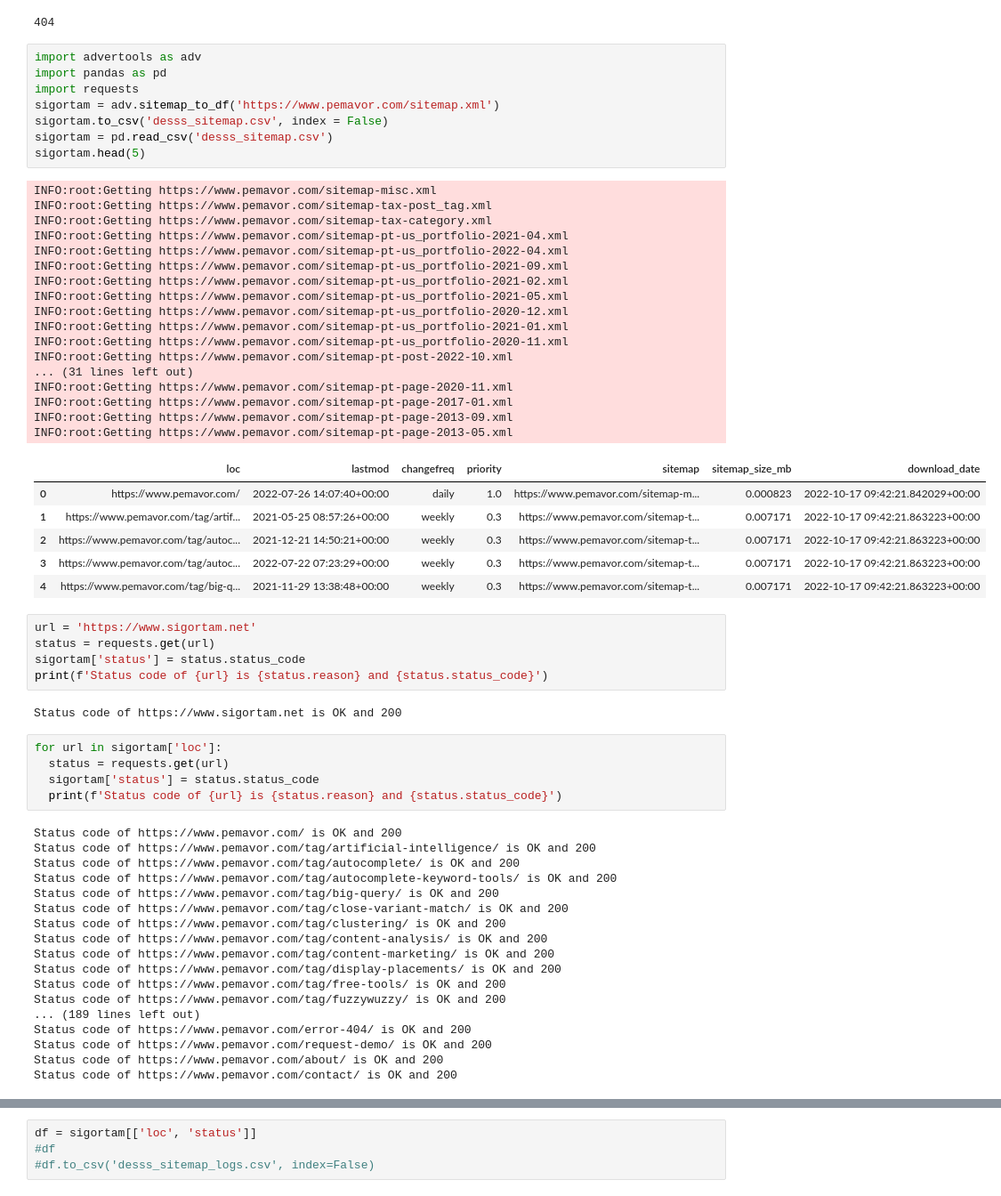
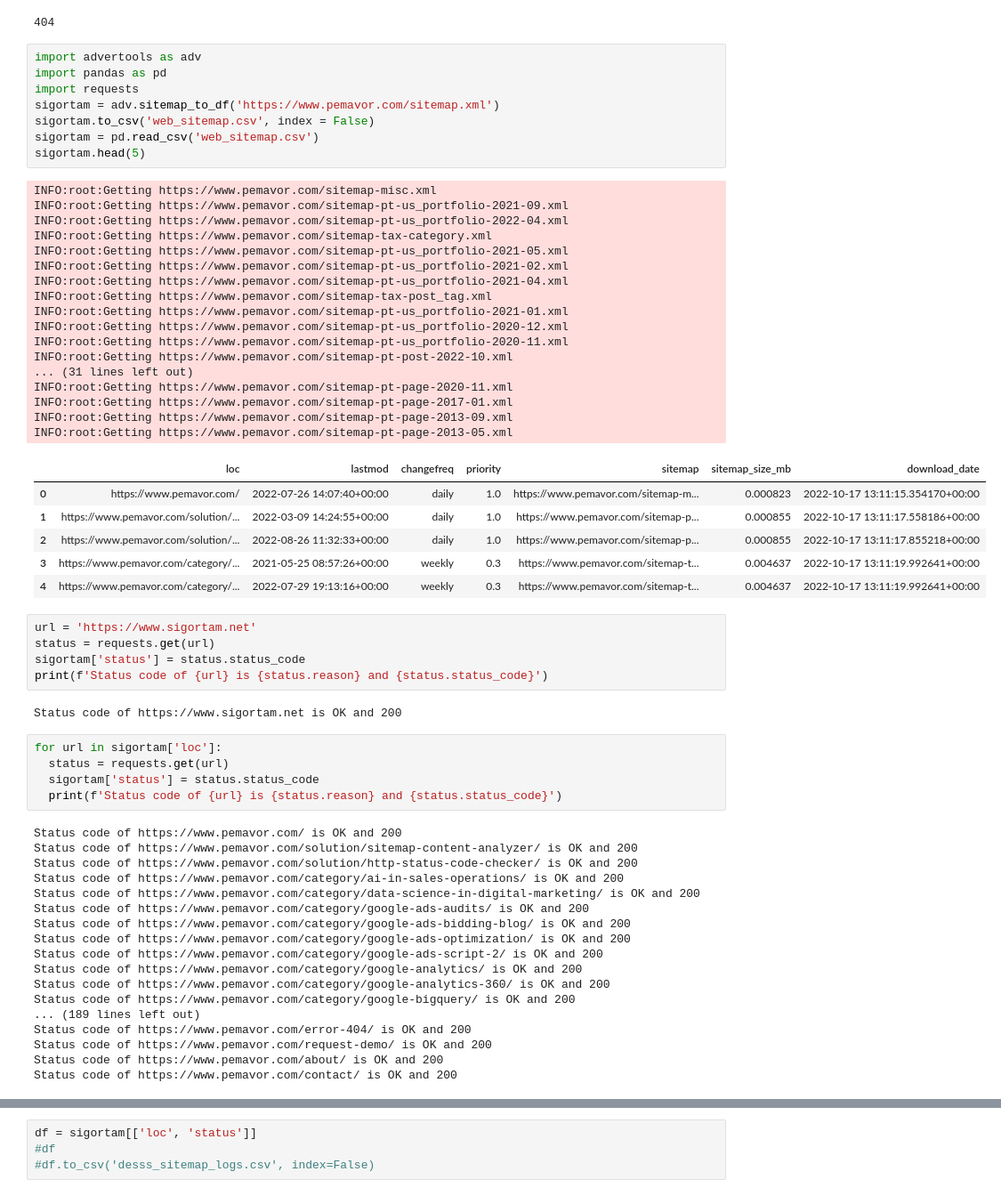
Before and after one commit to rabiyulfahimhasim786/sitecheker, a Jupyter notebook: website_checker_sitemap.ipynb, the cells around one changed output, grey strips where cells are left out. Shown at 89% size. Saved outputs shown, nothing was run; the diff lists cells and outputs as text.

```diff
--- a/website_checker_sitemap.ipynb
+++ b/website_checker_sitemap.ipynb
@@ -39,35 +39,35 @@ print(request.status_code)
 # %%
 import advertools as adv
 import pandas as pd
 import requests
 sigortam = adv.sitemap_to_df('https://www.pemavor.com/sitemap.xml')
-sigortam.to_csv('desss_sitemap.csv', index = False)
-sigortam = pd.read_csv('desss_sitemap.csv')
+sigortam.to_csv('web_sitemap.csv', index = False)
+sigortam = pd.read_csv('web_sitemap.csv')
 sigortam.head(5)
 # %% [output]
 INFO:root:Getting https://www.pemavor.com/sitemap-misc.xml
+INFO:root:Getting https://www.pemavor.com/sitemap-pt-us_portfolio-2021-09.xml
+INFO:root:Getting https://www.pemavor.com/sitemap-pt-us_portfolio-2022-04.xml
+INFO:root:Getting https://www.pemavor.com/sitemap-tax-category.xml
+INFO:root:Getting https://www.pemavor.com/sitemap-pt-us_portfolio-2021-05.xml
+INFO:root:Getting https://www.pemavor.com/sitemap-pt-us_portfolio-2021-02.xml
+INFO:root:Getting https://www.pemavor.com/sitemap-pt-us_portfolio-2021-04.xml
 INFO:root:Getting https://www.pemavor.com/sitemap-tax-post_tag.xml
-INFO:root:Getting https://www.pemavor.com/sitemap-tax-category.xml
-INFO:root:Getting https://www.pemavor.com/sitemap-pt-us_portfolio-2021-04.xml
-INFO:root:Getting https://www.pemavor.com/sitemap-pt-us_portfolio-2022-04.xml
-INFO:root:Getting https://www.pemavor.com/sitemap-pt-us_portfolio-2021-09.xml
-INFO:root:Getting https://www.pemavor.com/sitemap-pt-us_portfolio-2021-02.xml
-INFO:root:Getting https://www.pemavor.com/sitemap-pt-us_portfolio-2021-05.xml
+INFO:root:Getting https://www.pemavor.com/sitemap-pt-us_portfolio-2021-01.xml
 INFO:root:Getting https://www.pemavor.com/sitemap-pt-us_portfolio-2020-12.xml
-INFO:root:Getting https://www.pemavor.com/sitemap-pt-us_portfolio-2021-01.xml
 INFO:root:Getting https://www.pemavor.com/sitemap-pt-us_portfolio-2020-11.xml
 INFO:root:Getting https://www.pemavor.com/sitemap-pt-post-2022-10.xml
 ... (31 lines left out)
 INFO:root:Getting https://www.pemavor.com/sitemap-pt-page-2020-11.xml
 INFO:root:Getting https://www.pemavor.com/sitemap-pt-page-2017-01.xml
 INFO:root:Getting https://www.pemavor.com/sitemap-pt-page-2013-09.xml
 INFO:root:Getting https://www.pemavor.com/sitemap-pt-page-2013-05.xml
 |  | loc | lastmod | changefreq | priority | sitemap | sitemap_size_mb | download_date |
-| 0 | https://www.pemavor.com/ | 2022-07-26 14:07:40+00:00 | daily | 1.0 | https://www.pemavor.com/sitemap-m... | 0.000823 | 2022-10-17 09:42:21.842029+00:00 |
-| 1 | https://www.pemavor.com/tag/artif... | 2021-05-25 08:57:26+00:00 | weekly | 0.3 | https://www.pemavor.com/sitemap-t... | 0.007171 | 2022-10-17 09:42:21.863223+00:00 |
-| 2 | https://www.pemavor.com/tag/autoc... | 2021-12-21 14:50:21+00:00 | weekly | 0.3 | https://www.pemavor.com/sitemap-t... | 0.007171 | 2022-10-17 09:42:21.863223+00:00 |
-| 3 | https://www.pemavor.com/tag/autoc... | 2022-07-22 07:23:29+00:00 | weekly | 0.3 | https://www.pemavor.com/sitemap-t... | 0.007171 | 2022-10-17 09:42:21.863223+00:00 |
-| 4 | https://www.pemavor.com/tag/big-q... | 2021-11-29 13:38:48+00:00 | weekly | 0.3 | https://www.pemavor.com/sitemap-t... | 0.007171 | 2022-10-17 09:42:21.863223+00:00 |
+| 0 | https://www.pemavor.com/ | 2022-07-26 14:07:40+00:00 | daily | 1.0 | https://www.pemavor.com/sitemap-m... | 0.000823 | 2022-10-17 13:11:15.354170+00:00 |
+| 1 | https://www.pemavor.com/solution/... | 2022-03-09 14:24:55+00:00 | daily | 1.0 | https://www.pemavor.com/sitemap-p... | 0.000855 | 2022-10-17 13:11:17.558186+00:00 |
+| 2 | https://www.pemavor.com/solution/... | 2022-08-26 11:32:33+00:00 | daily | 1.0 | https://www.pemavor.com/sitemap-p... | 0.000855 | 2022-10-17 13:11:17.855218+00:00 |
+| 3 | https://www.pemavor.com/category/... | 2021-05-25 08:57:26+00:00 | weekly | 0.3 | https://www.pemavor.com/sitemap-t... | 0.004637 | 2022-10-17 13:11:19.992641+00:00 |
+| 4 | https://www.pemavor.com/category/... | 2022-07-29 19:13:16+00:00 | weekly | 0.3 | https://www.pemavor.com/sitemap-t... | 0.004637 | 2022-10-17 13:11:19.992641+00:00 |
 # %%
 url = 'https://www.sigortam.net'
 status = requests.get(url)
@@ -82,17 +82,17 @@ for url in sigortam['loc']:
   print(f'Status code of {url} is {status.reason} and {status.status_code}')
 # %% [output]
 Status code of https://www.pemavor.com/ is OK and 200
-Status code of https://www.pemavor.com/tag/artificial-intelligence/ is OK and 200
-Status code of https://www.pemavor.com/tag/autocomplete/ is OK and 200
-Status code of https://www.pemavor.com/tag/autocomplete-keyword-tools/ is OK and 200
-Status code of https://www.pemavor.com/tag/big-query/ is OK and 200
-Status code of https://www.pemavor.com/tag/close-variant-match/ is OK and 200
-Status code of https://www.pemavor.com/tag/clustering/ is OK and 200
-Status code of https://www.pemavor.com/tag/content-analysis/ is OK and 200
-Status code of https://www.pemavor.com/tag/content-marketing/ is OK and 200
-Status code of https://www.pemavor.com/tag/display-placements/ is OK and 200
-Status code of https://www.pemavor.com/tag/free-tools/ is OK and 200
-Status code of https://www.pemavor.com/tag/fuzzywuzzy/ is OK and 200
+Status code of https://www.pemavor.com/solution/sitemap-content-analyzer/ is OK and 200
+Status code of https://www.pemavor.com/solution/http-status-code-checker/ is OK and 200
+Status code of https://www.pemavor.com/category/ai-in-sales-operations/ is OK and 200
+Status code of https://www.pemavor.com/category/data-science-in-digital-marketing/ is OK and 200
+Status code of https://www.pemavor.com/category/google-ads-audits/ is OK and 200
+Status code of https://www.pemavor.com/category/google-ads-bidding-blog/ is OK and 200
+Status code of https://www.pemavor.com/category/google-ads-optimization/ is OK and 200
+Status code of https://www.pemavor.com/category/google-ads-script-2/ is OK and 200
+Status code of https://www.pemavor.com/category/google-analytics/ is OK and 200
+Status code of https://www.pemavor.com/category/google-analytics-360/ is OK and 200
+Status code of https://www.pemavor.com/category/google-bigquery/ is OK and 200
 ... (189 lines left out)
 Status code of https://www.pemavor.com/error-404/ is OK and 200
 Status code of https://www.pemavor.com/request-demo/ is OK and 200
```
Also changed, not shown: parts of 6 cells of this notebook.
